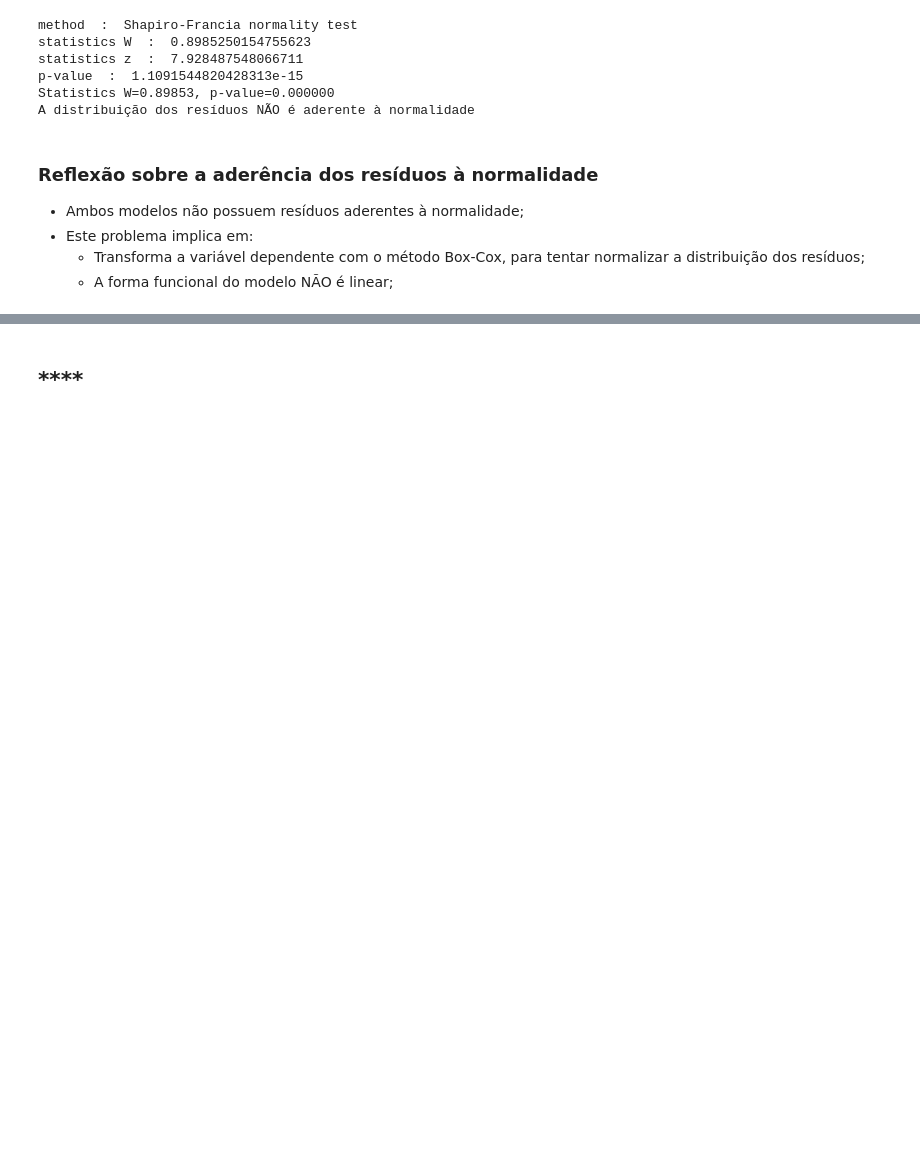
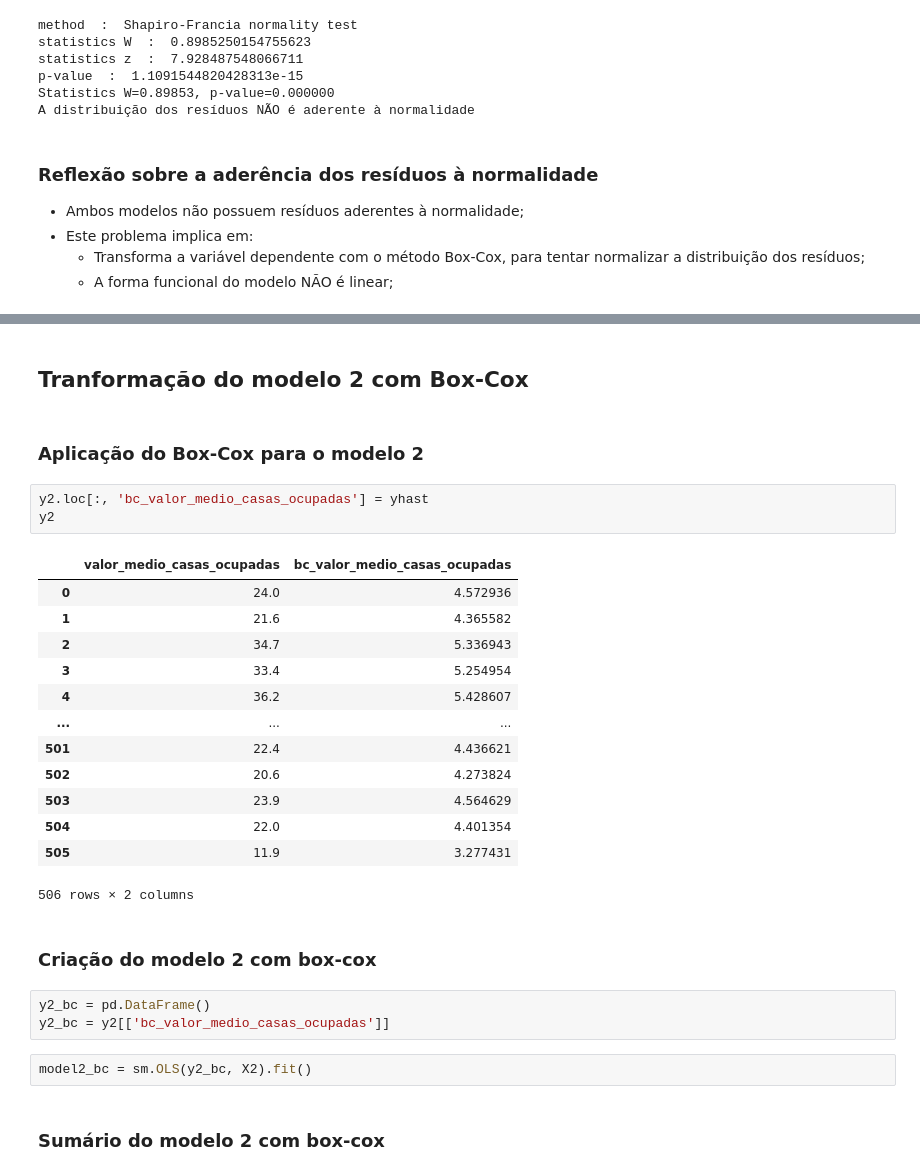
Before and after one commit to robson-quaresma/multiple-regression-housing-price, a Jupyter notebook: boston_housing_price.ipynb, the cells around one changed output, grey strips where cells are left out. Drawn from its saved outputs; the diff is of its cells as text; blank space fills up the shorter version.

```diff
--- a/boston_housing_price.ipynb
+++ b/boston_housing_price.ipynb
@@ -830,2 +887,30 @@ A distribuição dos resíduos NÃO é aderente à normalidade
 # %% [markdown]
-## ****
+## Tranformação do modelo 2 com Box-Cox
+# %% [markdown]
+### Aplicação do Box-Cox para o modelo 2
+# %%
+y2.loc[:, 'bc_valor_medio_casas_ocupadas'] = yhast
+y2
+# %% [output]
+|  | valor_medio_casas_ocupadas | bc_valor_medio_casas_ocupadas |
+| 0 | 24.0 | 4.572936 |
+| 1 | 21.6 | 4.365582 |
+| 2 | 34.7 | 5.336943 |
+| 3 | 33.4 | 5.254954 |
+| 4 | 36.2 | 5.428607 |
+| ... | ... | ... |
+| 501 | 22.4 | 4.436621 |
+| 502 | 20.6 | 4.273824 |
+| 503 | 23.9 | 4.564629 |
+| 504 | 22.0 | 4.401354 |
+| 505 | 11.9 | 3.277431 |
+506 rows × 2 columns
+# %% [markdown]
+### Criação do modelo 2 com box-cox
+# %%
+y2_bc = pd.DataFrame()
+y2_bc = y2[['bc_valor_medio_casas_ocupadas']]
+# %%
+model2_bc = sm.OLS(y2_bc, X2).fit()
+# %% [markdown]
+### Sumário do modelo 2 com box-cox
```
Also changed, not shown: parts of 41 cells of this notebook.
